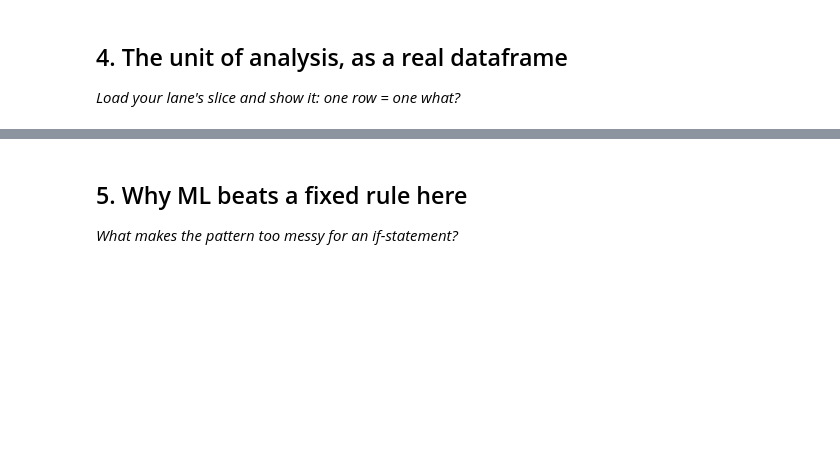
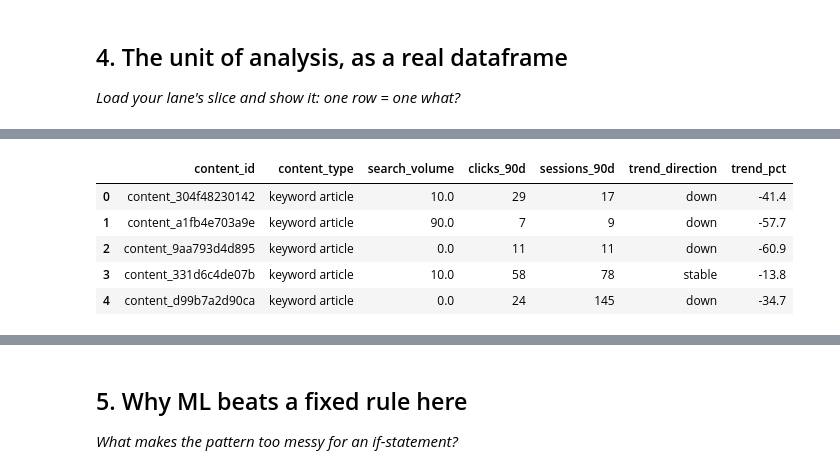
Before and after one commit to dhinesh-66/flyrank-ml-internship, a Jupyter notebook: Copy_of_w02_ml_task_framing.ipynb, the cells around one changed output, grey strips where cells are left out. Saved outputs shown, nothing was run; the diff lists cells and outputs as text; code cells hidden in the pictures; blank space fills up the shorter version.

```diff
--- a/Copy_of_w02_ml_task_framing.ipynb
+++ b/Copy_of_w02_ml_task_framing.ipynb
@@ -121,0 +151,15 @@ Unit of Analysis: One row represents one webpage.
+# %%
+df[['content_id',
+    'content_type',
+    'search_volume',
+    'clicks_90d',
+    'sessions_90d',
+    'trend_direction',
+    'trend_pct']].head()
+# %% [output]
+|  | content_id | content_type | search_volume | clicks_90d | sessions_90d | trend_direction | trend_pct |
+| 0 | content_304f48230142 | keyword article | 10.0 | 29 | 17 | down | -41.4 |
+| 1 | content_a1fb4e703a9e | keyword article | 90.0 | 7 | 9 | down | -57.7 |
+| 2 | content_9aa793d4d895 | keyword article | 0.0 | 11 | 11 | down | -60.9 |
+| 3 | content_331d6c4de07b | keyword article | 10.0 | 58 | 78 | stable | -13.8 |
+| 4 | content_d99b7a2d90ca | keyword article | 0.0 | 24 | 145 | down | -34.7 |
```
Also changed, not shown: parts of 21 cells of this notebook.
